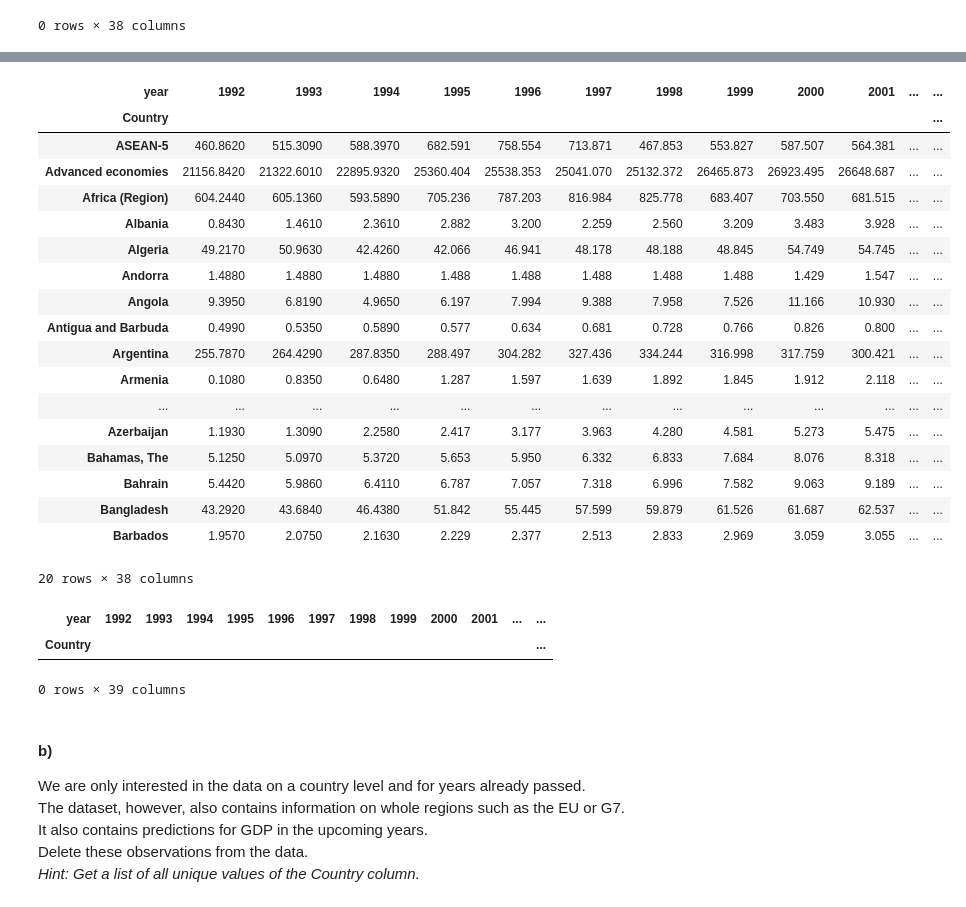
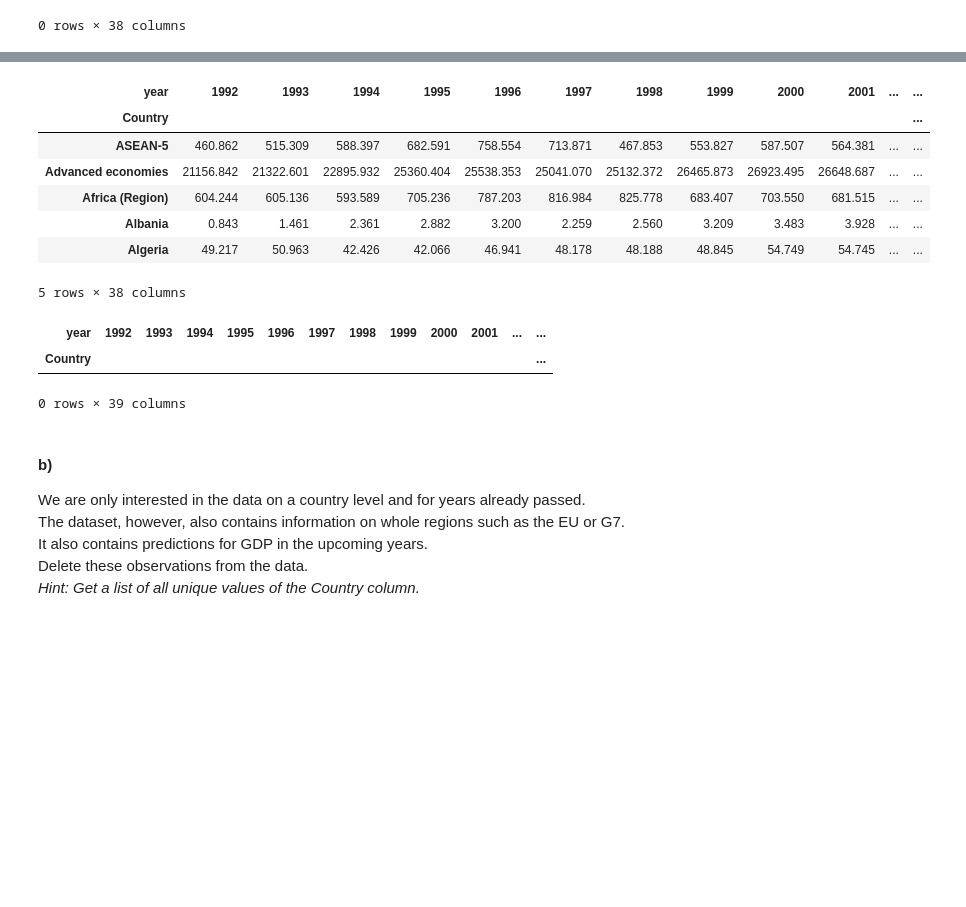
Before and after one commit to Monsieur-Bandana/data_science_clockmann, a Jupyter notebook: ClassProject2207.ipynb, the cells around one changed output, grey strips where cells are left out. Cells and saved outputs as stored; diff of their text form; code cells hidden in the pictures; blank space fills up the shorter version.

```diff
--- a/ClassProject2207.ipynb
+++ b/ClassProject2207.ipynb
@@ -128,35 +83,24 @@ final_gdp = gdp_clean2.fillna(gdp_clean2.rolling(5, min_periods=2, center=True,
 # %%
 final_gdp2 = final_gdp.interpolate(method='linear', axis=1, limit_direction='both')
 # %%
-final_gdp2.head(20)
+final_gdp2.head()
 # %% [output]
 | year | 1992 | 1993 | 1994 | 1995 | 1996 | 1997 | 1998 | 1999 | 2000 | 2001 | ... | ... |
 | Country |  |  |  |  |  |  |  |  |  |  |  | ... |
-| ASEAN-5 | 460.8620 | 515.3090 | 588.3970 | 682.591 | 758.554 | 713.871 | 467.853 | 553.827 | 587.507 | 564.381 | ... | ... |
-| Advanced economies | 21156.8420 | 21322.6010 | 22895.9320 | 25360.404 | 25538.353 | 25041.070 | 25132.372 | 26465.873 | 26923.495 | 26648.687 | ... | ... |
-| Africa (Region) | 604.2440 | 605.1360 | 593.5890 | 705.236 | 787.203 | 816.984 | 825.778 | 683.407 | 703.550 | 681.515 | ... | ... |
-| Albania | 0.8430 | 1.4610 | 2.3610 | 2.882 | 3.200 | 2.259 | 2.560 | 3.209 | 3.483 | 3.928 | ... | ... |
-| Algeria | 49.2170 | 50.9630 | 42.4260 | 42.066 | 46.941 | 48.178 | 48.188 | 48.845 | 54.749 | 54.745 | ... | ... |
-| Andorra | 1.4880 | 1.4880 | 1.4880 | 1.488 | 1.488 | 1.488 | 1.488 | 1.488 | 1.429 | 1.547 | ... | ... |
-| Angola | 9.3950 | 6.8190 | 4.9650 | 6.197 | 7.994 | 9.388 | 7.958 | 7.526 | 11.166 | 10.930 | ... | ... |
-| Antigua and Barbuda | 0.4990 | 0.5350 | 0.5890 | 0.577 | 0.634 | 0.681 | 0.728 | 0.766 | 0.826 | 0.800 | ... | ... |
-| Argentina | 255.7870 | 264.4290 | 287.8350 | 288.497 | 304.282 | 327.436 | 334.244 | 316.998 | 317.759 | 300.421 | ... | ... |
-| Armenia | 0.1080 | 0.8350 | 0.6480 | 1.287 | 1.597 | 1.639 | 1.892 | 1.845 | 1.912 | 2.118 | ... | ... |
-| ... | ... | ... | ... | ... | ... | ... | ... | ... | ... | ... | ... | ... |
-| Azerbaijan | 1.1930 | 1.3090 | 2.2580 | 2.417 | 3.177 | 3.963 | 4.280 | 4.581 | 5.273 | 5.475 | ... | ... |
-| Bahamas, The | 5.1250 | 5.0970 | 5.3720 | 5.653 | 5.950 | 6.332 | 6.833 | 7.684 | 8.076 | 8.318 | ... | ... |
-| Bahrain | 5.4420 | 5.9860 | 6.4110 | 6.787 | 7.057 | 7.318 | 6.996 | 7.582 | 9.063 | 9.189 | ... | ... |
-| Bangladesh | 43.2920 | 43.6840 | 46.4380 | 51.842 | 55.445 | 57.599 | 59.879 | 61.526 | 61.687 | 62.537 | ... | ... |
-| Barbados | 1.9570 | 2.0750 | 2.1630 | 2.229 | 2.377 | 2.513 | 2.833 | 2.969 | 3.059 | 3.055 | ... | ... |
+| ASEAN-5 | 460.862 | 515.309 | 588.397 | 682.591 | 758.554 | 713.871 | 467.853 | 553.827 | 587.507 | 564.381 | ... | ... |
+| Advanced economies | 21156.842 | 21322.601 | 22895.932 | 25360.404 | 25538.353 | 25041.070 | 25132.372 | 26465.873 | 26923.495 | 26648.687 | ... | ... |
+| Africa (Region) | 604.244 | 605.136 | 593.589 | 705.236 | 787.203 | 816.984 | 825.778 | 683.407 | 703.550 | 681.515 | ... | ... |
+| Albania | 0.843 | 1.461 | 2.361 | 2.882 | 3.200 | 2.259 | 2.560 | 3.209 | 3.483 | 3.928 | ... | ... |
+| Algeria | 49.217 | 50.963 | 42.426 | 42.066 | 46.941 | 48.178 | 48.188 | 48.845 | 54.749 | 54.745 | ... | ... |
-20 rows × 38 columns
+5 rows × 38 columns
 # %%
+#Short check if there a still NaN-Values
 final_gdp2['NaN_count2'] = final_gdp2.isna().sum(axis=1)
+final_gdp2[final_gdp2['NaN_count2'] > 0]
+# %% [output]
+| year | 1992 | 1993 | 1994 | 1995 | 1996 | 1997 | 1998 | 1999 | 2000 | 2001 | ... | ... |
+| Country |  |  |  |  |  |  |  |  |  |  |  | ... |
+0 rows × 39 columns
-# %%
-final_gdp2[final_gdp2['NaN_count2'] > 0]
-# %% [output]
-| year | 1992 | 1993 | 1994 | 1995 | 1996 | 1997 | 1998 | 1999 | 2000 | 2001 | ... | ... |
-| Country |  |  |  |  |  |  |  |  |  |  |  | ... |
-0 rows × 39 columns
 # %% [markdown]
 #### b)
 We are only interested in the data on a country level and for years already passed. <br>
```
Also changed, not shown: parts of 40 cells of this notebook.
